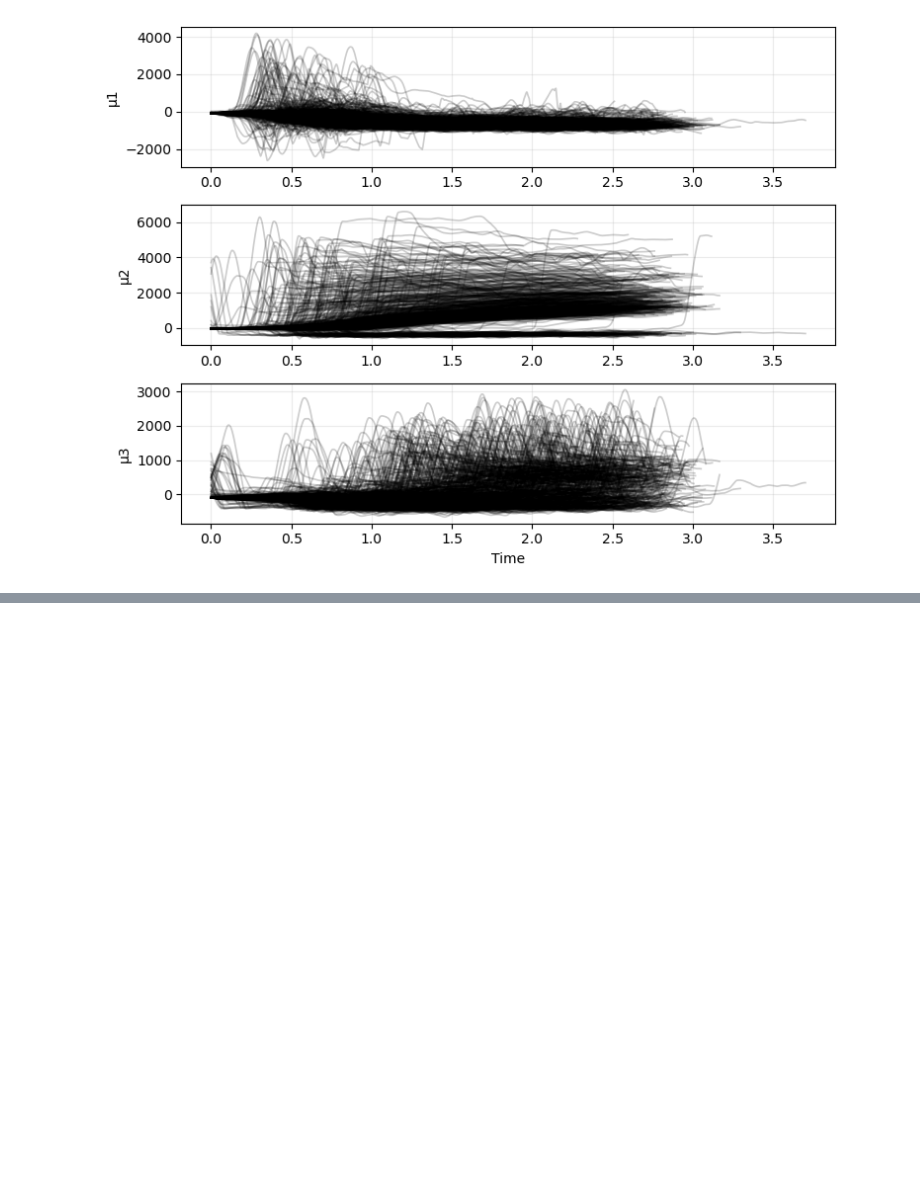
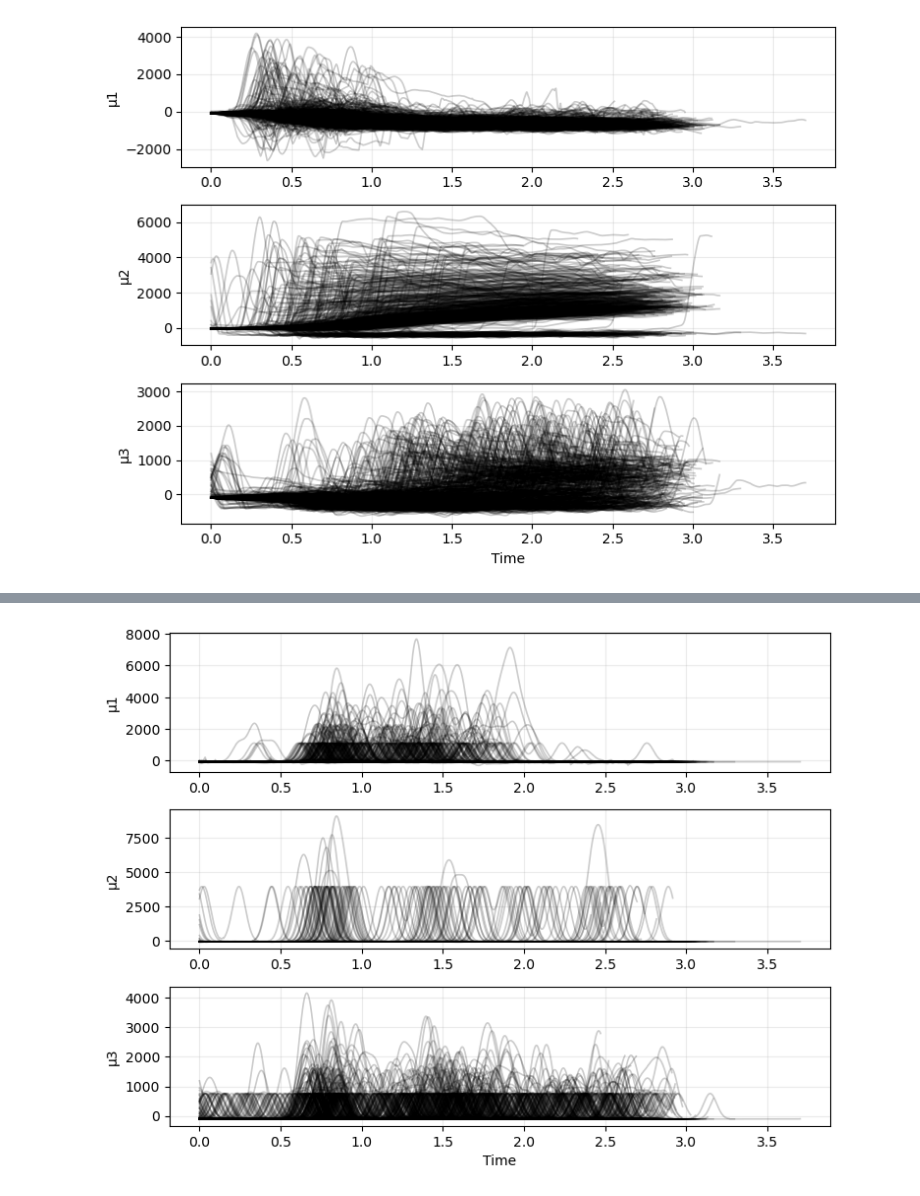
Before and after one commit to dannyfa/Velocity_Flow_Matching, a Jupyter notebook: plot_maze_results.ipynb, the cells around one changed output, grey strips where cells are left out. Cells and saved outputs as stored; diff of their text form; code cells hidden in the pictures; blank space fills up the shorter version.

```diff
--- a/plot_maze_results.ipynb
+++ b/plot_maze_results.ipynb
@@ -305,0 +299,9 @@ Seems has some structure, but how to interpret the results?
+# %%
+latent_traj_list = proj_to_latent(dset_samples, flow_net, 0.0, device)
+# %%
+mu_traj = latent_mu(latent_traj_list, encoder, dim_preserve, device)
+mu_traj_np = [mu_traj[j].cpu().numpy() for j in range(len(mu_traj))]
+plot_latent_time_series(mu_traj_np, alpha = 0.2, dims=np.arange(dim_preserve),
+                        dt=dt, labels=None)
+# %% [output]
+[figure, added]
```
Also changed, not shown: parts of 8 cells of this notebook, 2 other files.
